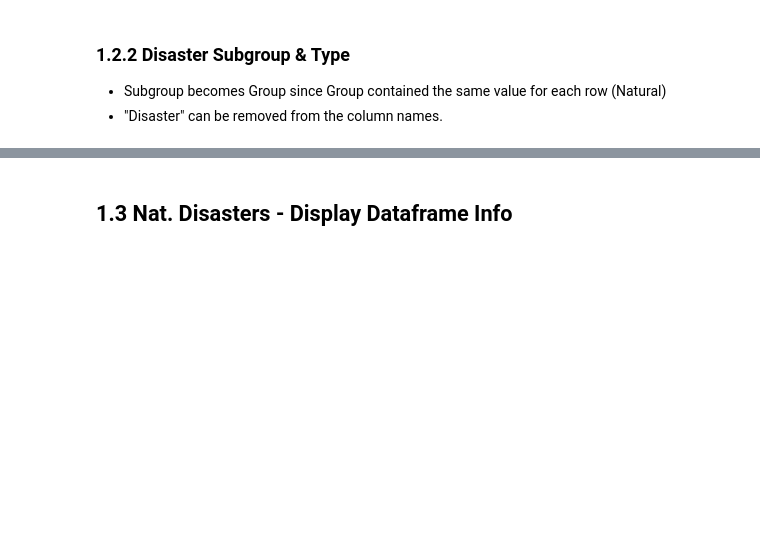
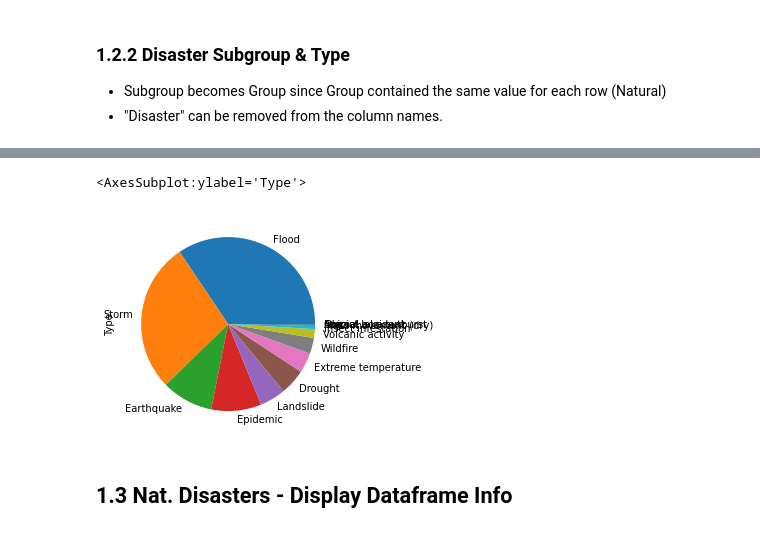
Before and after one commit to FreshJonas/Nat_Disasters_vs_GDP, a Jupyter notebook: 01_obtaining_data.ipynb, the cells around one changed output, grey strips where cells are left out. Cells and saved outputs as stored; diff of their text form; code cells hidden in the pictures; blank space fills up the shorter version.

```diff
--- a/01_obtaining_data.ipynb
+++ b/01_obtaining_data.ipynb
@@ -102,6 +193,11 @@ natural_disaster_df.head()
 | 2 | 1902 | Geophysical | Earthquake | NaN | Guatemala | GTM | Central America | Americas | 2000.0 | ... |
 | 3 | 1902 | Geophysical | Volcanic activity | Santa Maria | Guatemala | GTM | Central America | Americas | 1000.0 | ... |
 | 4 | 1902 | Geophysical | Volcanic activity | Santa Maria | Guatemala | GTM | Central America | Americas | 6000.0 | ... |
+# %%
+natural_disaster_df['Type'].value_counts().plot(kind='pie')
+# %% [output]
+<AxesSubplot:ylabel='Type'>
+[figure, added]
 # %% [markdown]
 ## 1.3 Nat. Disasters - Display Dataframe Info
 # %%
```
Also changed, not shown: parts of 22 cells of this notebook.
